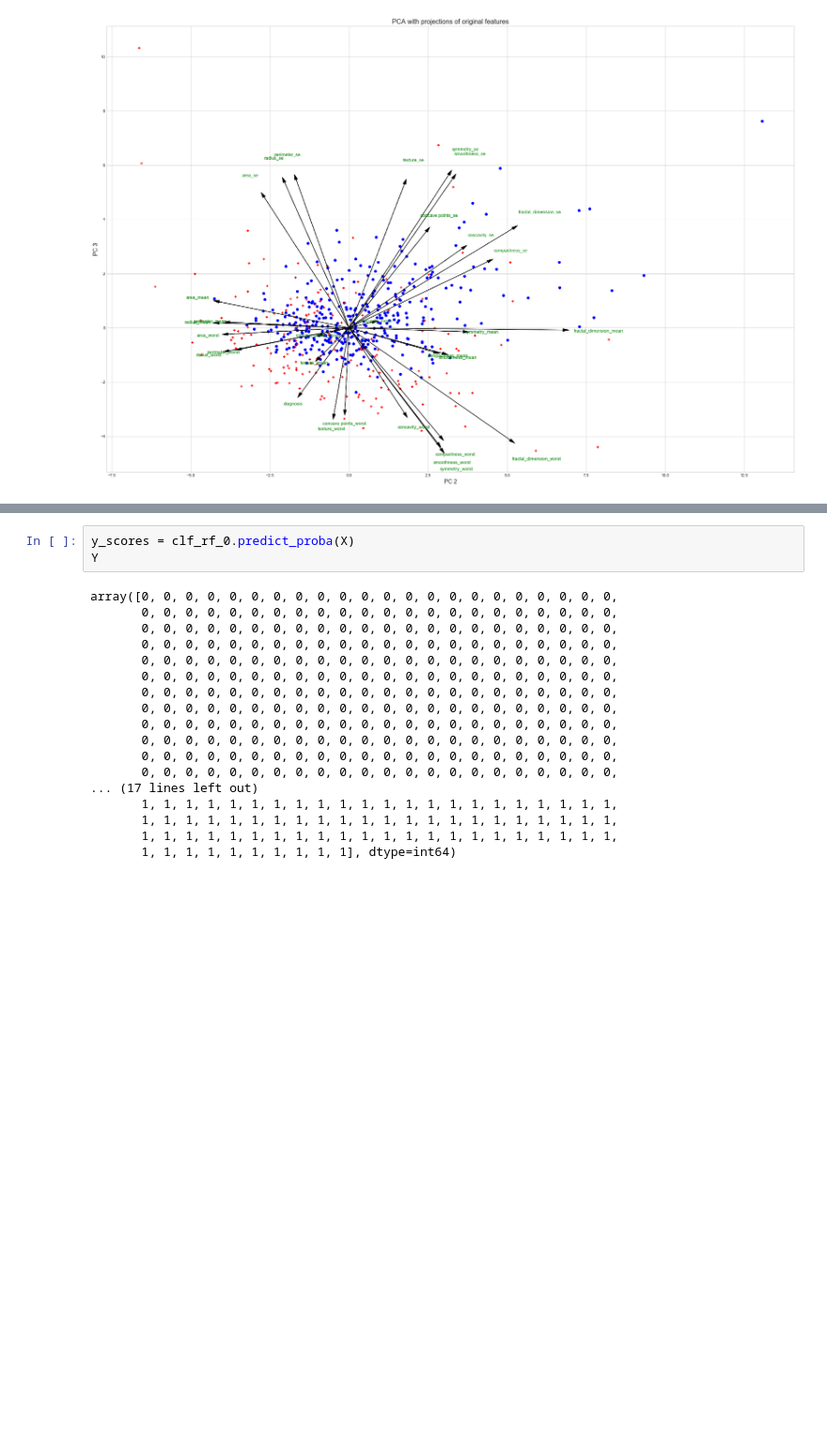
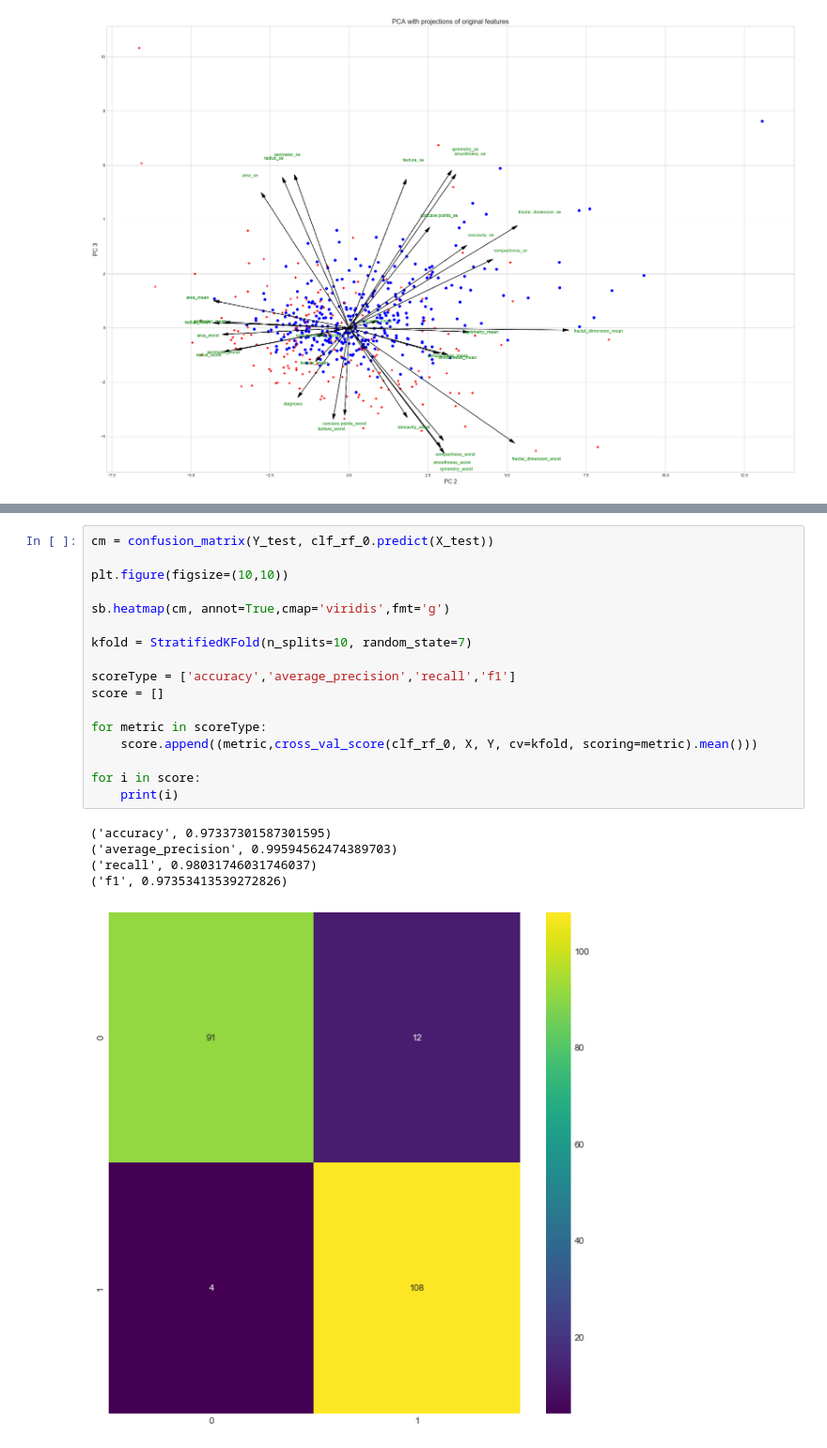
Before and after one commit to BenjaminIsaac0111/Cancer-Prediction-Model, a Jupyter notebook: Cancer Prediction.ipynb, the cells around one changed output, grey strips where cells are left out. Shown at 94% size. Drawn from its saved outputs; the diff is of its cells as text; blank space fills up the shorter version.

```diff
--- a/Cancer Prediction.ipynb
+++ b/Cancer Prediction.ipynb
@@ -454,21 +435,23 @@ for i in score:
-# %%
-y_scores = clf_rf_0.predict_proba(X)
-Y
-# %% [output]
-array([0, 0, 0, 0, 0, 0, 0, 0, 0, 0, 0, 0, 0, 0, 0, 0, 0, 0, 0, 0, 0, 0,
-       0, 0, 0, 0, 0, 0, 0, 0, 0, 0, 0, 0, 0, 0, 0, 0, 0, 0, 0, 0, 0, 0,
-       0, 0, 0, 0, 0, 0, 0, 0, 0, 0, 0, 0, 0, 0, 0, 0, 0, 0, 0, 0, 0, 0,
-       0, 0, 0, 0, 0, 0, 0, 0, 0, 0, 0, 0, 0, 0, 0, 0, 0, 0, 0, 0, 0, 0,
-       0, 0, 0, 0, 0, 0, 0, 0, 0, 0, 0, 0, 0, 0, 0, 0, 0, 0, 0, 0, 0, 0,
-       0, 0, 0, 0, 0, 0, 0, 0, 0, 0, 0, 0, 0, 0, 0, 0, 0, 0, 0, 0, 0, 0,
-       0, 0, 0, 0, 0, 0, 0, 0, 0, 0, 0, 0, 0, 0, 0, 0, 0, 0, 0, 0, 0, 0,
-       0, 0, 0, 0, 0, 0, 0, 0, 0, 0, 0, 0, 0, 0, 0, 0, 0, 0, 0, 0, 0, 0,
-       0, 0, 0, 0, 0, 0, 0, 0, 0, 0, 0, 0, 0, 0, 0, 0, 0, 0, 0, 0, 0, 0,
-       0, 0, 0, 0, 0, 0, 0, 0, 0, 0, 0, 0, 0, 0, 0, 0, 0, 0, 0, 0, 0, 0,
-       0, 0, 0, 0, 0, 0, 0, 0, 0, 0, 0, 0, 0, 0, 0, 0, 0, 0, 0, 0, 0, 0,
-       0, 0, 0, 0, 0, 0, 0, 0, 0, 0, 0, 0, 0, 0, 0, 0, 0, 0, 0, 0, 0, 0,
-... (17 lines left out)
-       1, 1, 1, 1, 1, 1, 1, 1, 1, 1, 1, 1, 1, 1, 1, 1, 1, 1, 1, 1, 1, 1,
-       1, 1, 1, 1, 1, 1, 1, 1, 1, 1, 1, 1, 1, 1, 1, 1, 1, 1, 1, 1, 1, 1,
-       1, 1, 1, 1, 1, 1, 1, 1, 1, 1, 1, 1, 1, 1, 1, 1, 1, 1, 1, 1, 1, 1,
-       1, 1, 1, 1, 1, 1, 1, 1, 1, 1], dtype=int64)
+# %%
+cm = confusion_matrix(Y_test, clf_rf_0.predict(X_test))
+
+plt.figure(figsize=(10,10))
+
+sb.heatmap(cm, annot=True,cmap='viridis',fmt='g')
+
+kfold = StratifiedKFold(n_splits=10, random_state=7)
+
+scoreType = ['accuracy','average_precision','recall','f1']
+score = []
+
+for metric in scoreType:
+    score.append((metric,cross_val_score(clf_rf_0, X, Y, cv=kfold, scoring=metric).mean()))
+
+for i in score:
+    print(i)
+# %% [output]
+('accuracy', 0.97337301587301595)
+('average_precision', 0.99594562474389703)
+('recall', 0.98031746031746037)
+('f1', 0.97353413539272826)
+[figure, added]
```
Also changed, not shown: parts of 8 cells of this notebook.
